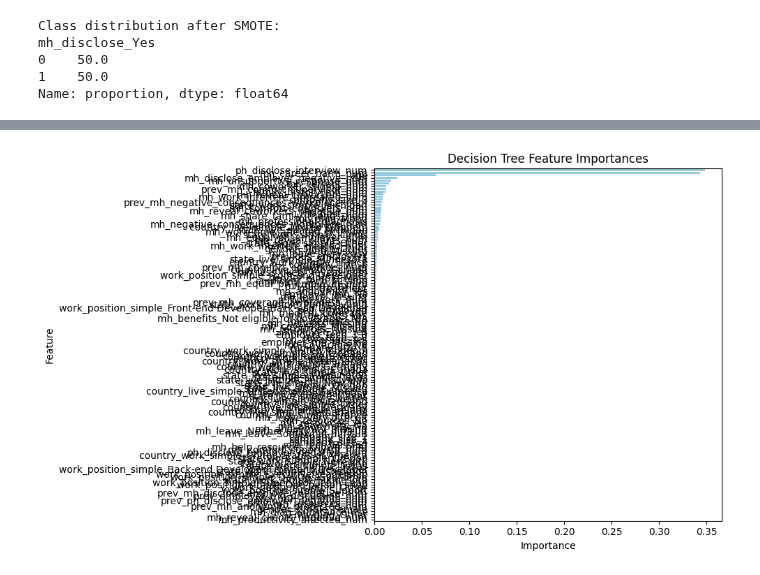
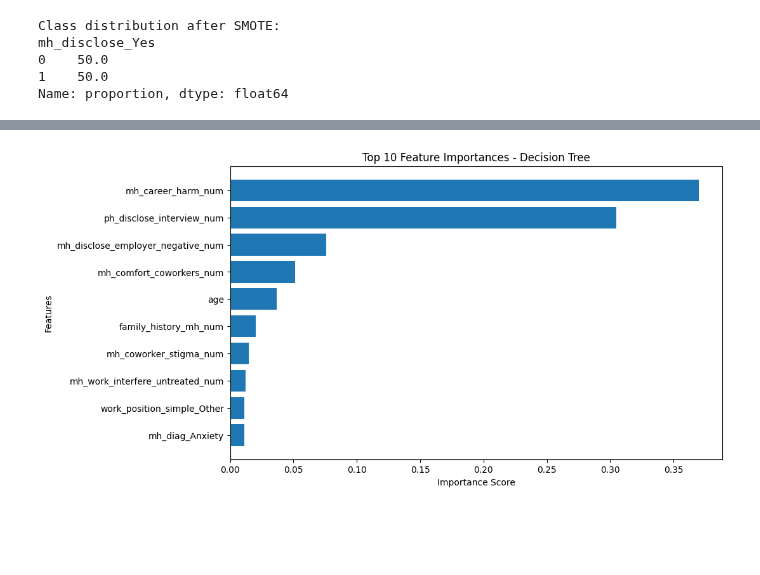
Before and after one commit to folasiredayo/Mental-Health-in-Tech-Modelling, a Jupyter notebook: dt-mental-health-modelling-data-cleaning-2.ipynb, the cells around one changed output, grey strips where cells are left out. Cells and saved outputs as stored; diff of their text form; code cells hidden in the pictures; blank space fills up the shorter version.

```diff
--- a/dt-mental-health-modelling-data-cleaning-2.ipynb
+++ b/dt-mental-health-modelling-data-cleaning-2.ipynb
@@ -1558,18 +1534 @@ mh_disclose_Yes
 Name: proportion, dtype: float64
-# %%
-from sklearn.tree import DecisionTreeClassifier
-
-# ---------------------------
-# 1. Train Decision Tree model
-# ---------------------------
-dt_model = DecisionTreeClassifier(random_state=42)
-
-dt_model.fit(X_train, y_train)
-
-# ---------------------------
-# 2. Check training accuracy
-# ---------------------------
-train_accuracy = dt_model.score(X_train, y_train)
-
-print("Decision Tree trained successfully.")
-print("Training Accuracy:", train_accuracy)
@@ -1847,28 +1804,29 @@ plt.show()
 # %%
+import pandas as pd
 import matplotlib.pyplot as plt
-import pandas as pd
-import seaborn as sns
 
 # ---------------------------
-# Get feature importances
+# Get feature importance
 # ---------------------------
-feature_importances = pd.DataFrame({
-    'Feature': X_train_val.columns,
-    'Importance': best_dt.feature_importances_
+feature_importance = pd.DataFrame({
+    "Feature": X_train.columns,
+    "Importance": best_dt.feature_importances_
 })
 
-# Sort by importance
-feature_importances = feature_importances.sort_values(by='Importance', ascending=False)
+# Sort and select top 10
+top10 = feature_importance.sort_values(by="Importance", ascending=False).head(10)
 
 # ---------------------------
-# Plot feature importance
+# Plot
 # ---------------------------
-plt.figure(figsize=(10,6))
-sns.barplot(x='Importance', y='Feature', data=feature_importances, color='skyblue')
-plt.title('Decision Tree Feature Importances')
-plt.xlabel('Importance')
-plt.ylabel('Feature')
-plt.tight_layout()
+plt.figure(figsize=(10, 6))
+
+plt.barh(top10["Feature"][::-1], top10["Importance"][::-1])
+
+plt.title("Top 10 Feature Importances - Decision Tree")
+plt.xlabel("Importance Score")
+plt.ylabel("Features")
+
 plt.show()
 # %% [output]
-[figure, old version]
+[figure, new version]
```
Also changed, not shown: parts of 22 cells of this notebook.
